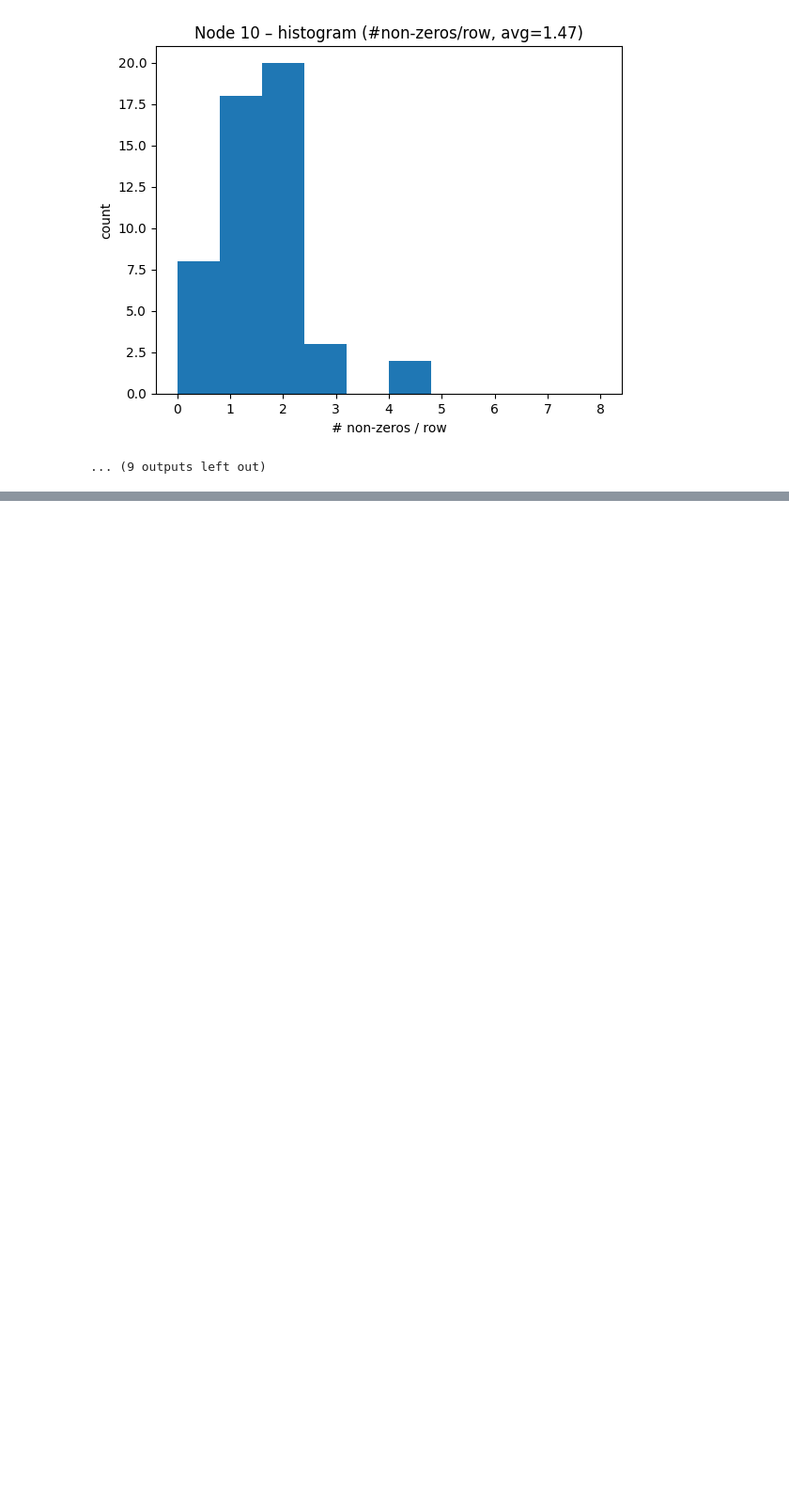
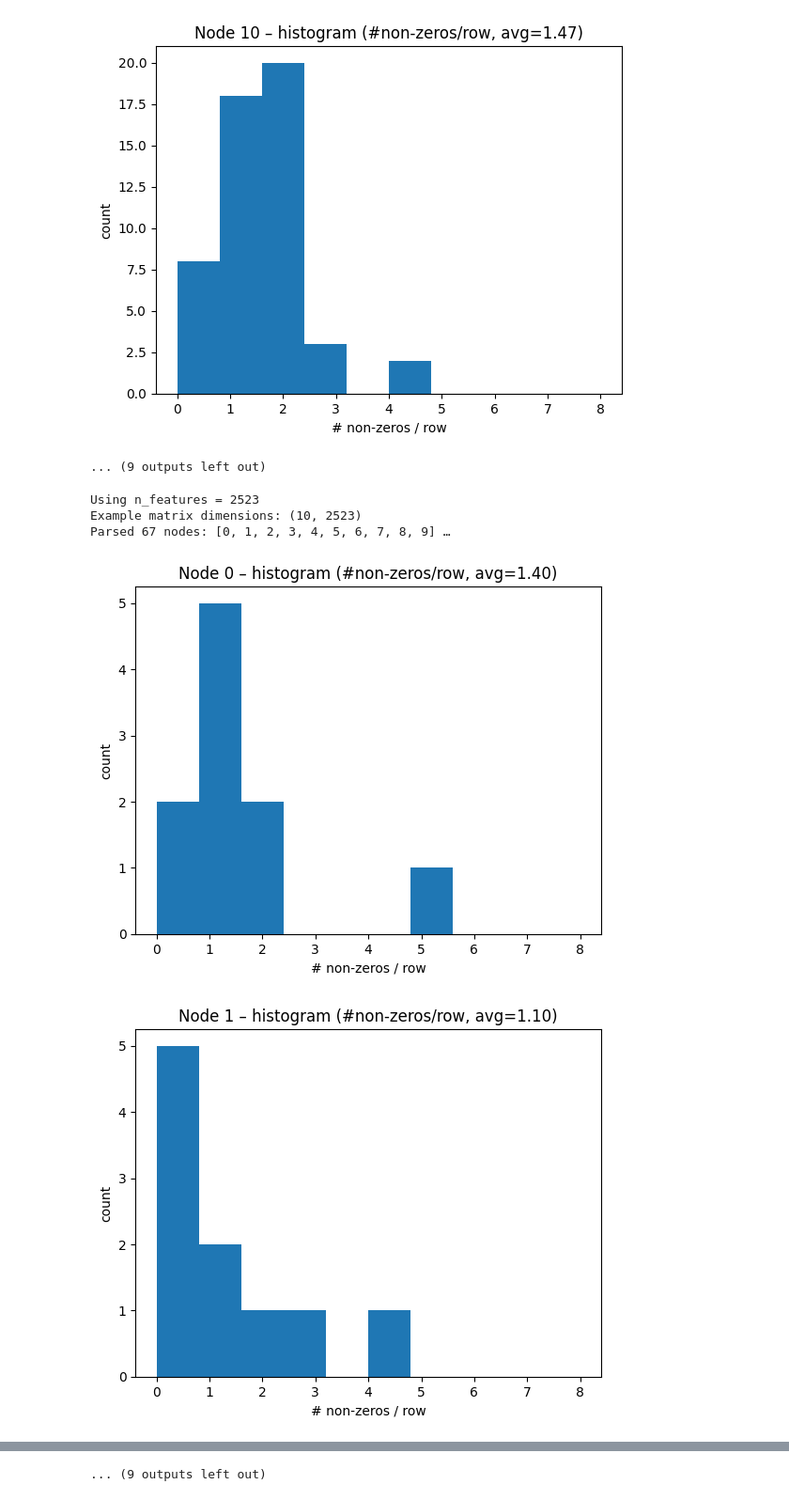
Before and after one commit to topyoon2025-art/gpu_accel_ydf, a Jupyter notebook: benchmarks/src/plot_ydf_projection_matrix.ipynb, the cells around one changed output, grey strips where cells are left out. Shown at 94% size. Cells and saved outputs as stored; diff of their text form; code cells hidden in the pictures; blank space fills up the shorter version.

```diff
--- a/benchmarks/src/plot_ydf_projection_matrix.ipynb
+++ b/benchmarks/src/plot_ydf_projection_matrix.ipynb
@@ -93,29 +93,25 @@ def _ridge_plot(
     n_features: int,
     nodes: list[int],
     kde: bool = True,
-    projection_density_factor: float = 1.5,   # <── new
-    title: str | None = None
+    projection_density_factor: float = 1.5,
+    title: str | None = None,
 ) -> None:
     """
     Ridge plot of “#non-zeros per row” for the given nodes.
-
-    If kde=False the plot is discrete (bars) and shows per-node mean (red line)
-    and total NNZ (text on the right, large font).
-
-    A global, dashed reference line is always drawn at
-        x = projection_density_factor
-    so one can visually compare the per-node mean with the desired value.
+    For kde=False the plot is discrete (bars) and shows per-node mean (red line),
+    total NNZ (Σ) and number of projections (P) on the right.
     """
     # ------------------------------------------------------------------ #
-    # 1.  Histogram binning                                              #
+    # 1. Histogram binning                                               #
     # ------------------------------------------------------------------ #
     step = 0.25 if kde else 0.5
     bins = np.arange(-0.5, 8.5 + step, step)
     bin_centres = 0.5 * (bins[:-1] + bins[1:])
 
-    histograms, means, totals = {}, {}, {}
+    histograms, means, totals, n_projs = {}, {}, {}, {}
     for node in nodes:
-        nnz_row = np.count_nonzero(data[node], axis=1)
+        mat = data[node]
+        nnz_row = np.count_nonzero(mat, axis=1)
         counts, _ = np.histogram(nnz_row, bins=bins, density=True)
         if kde:
             counts = np.convolve(
@@ -123,10 +119,11 @@ def _ridge_plot(
             )
         histograms[node] = counts
         means[node] = nnz_row.mean()
-        totals[node] = int(np.count_nonzero(data[node]))
+        totals[node] = int(np.count_nonzero(mat))
+        n_projs[node] = mat.shape[0]               # <── number of projection rows
 
     # ------------------------------------------------------------------ #
-    # 2.  Plotting (node[0] at the top)                                  #
+    # 2. Plotting (node[0] at the top)                                   #
     # ------------------------------------------------------------------ #
     nodes_top_down = nodes[::-1]
     colours = plt.cm.viridis(np.linspace(0.15, 0.85, len(nodes_top_down)))
@@ -136,11 +133,8 @@ def _ridge_plot(
     x_max = 6.5
 
     # global reference line ---------------------------------------------
-    y_global_top = (len(nodes_top_down) - 1) * vshift + 0.9 * vshift
     ax.axvline(
         projection_density_factor,
-        ymin=0,
-        ymax=1,
         color="darkorange",
         lw=2.5,
         ls="--",
@@ -171,11 +165,11 @@ def _ridge_plot(
                 color="red",
                 lw=3.0,
             )
-            # large Σ text
+            # Σ (NNZ)  and  P (n projections)
             ax.text(
                 x_max + 0.25,
-                y0 + 0.05,
-                f"Σ={totals[node]}",
+                y0 + 0.06,
+                f"Σ={totals[node]}\nP={n_projs[node]}",
                 ha="left",
                 va="bottom",
                 fontsize=14,
@@ -192,10 +186,10 @@ def _ridge_plot(
         title = f"Ridge plot ({'KDE' if kde else 'hist'}) – first {len(nodes)} nodes"
     ax.set_title(title)
     ax.legend(loc="upper right")
+
     plt.tight_layout()
     plt.show()
     plt.close(fig)
-
 # --------------------------------------------------------------------------- #
 # Main function                                                               #
 # --------------------------------------------------------------------------- #
@@ -339,3 +333,11 @@ Parsed 45 nodes: [0, 1, 2, 3, 4, 5, 6, 7, 8, 9] …
 [figure]
 [figure]
 ... (9 outputs left out)
+# %%
+_ = parse_and_plot_matrices(file_path="../results/ydf_projection_matrices/projection_matrices_might_seed21_allowempty_pdf_1_5_10_projections.txt", n_features=2523, ridgeplot_title="MIGHT Seed 21. 10 Projections, p_d_f=1.5")
+# %% [output]
+Using n_features = 2523
+Example matrix dimensions: (10, 2523)
+Parsed 67 nodes: [0, 1, 2, 3, 4, 5, 6, 7, 8, 9] …
+[figure, added]
+[figure, added]
@@ -341,0 +353 @@ Parsed 45 nodes: [0, 1, 2, 3, 4, 5, 6, 7, 8, 9] …
+... (9 outputs left out)
```
Also changed, not shown: parts of 6 cells of this notebook, 8 other files.
